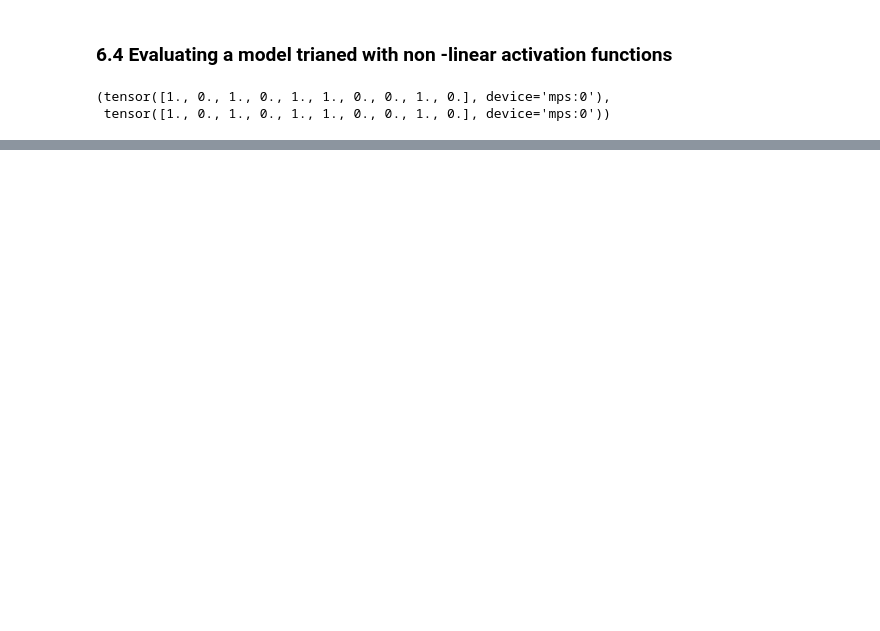
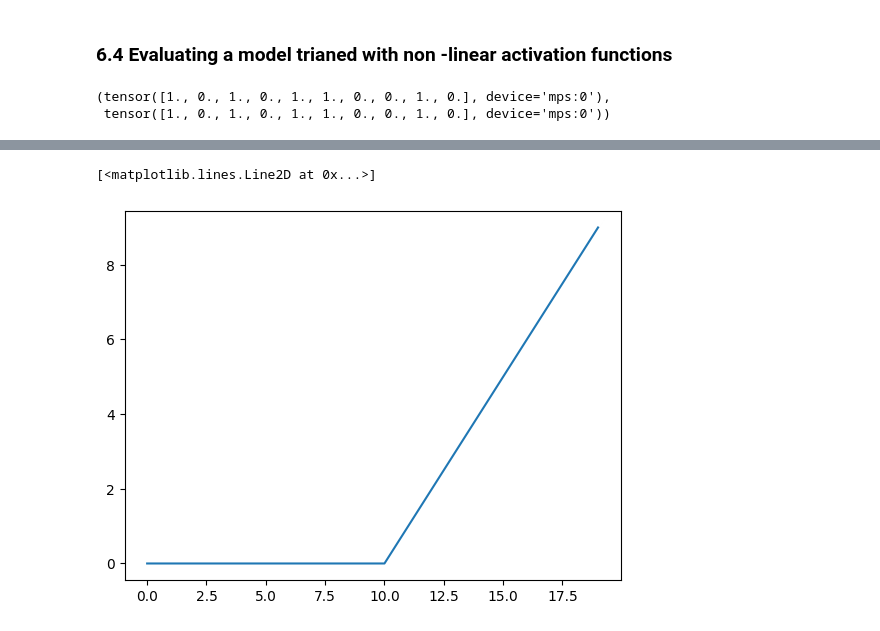
Before and after one commit to Pandagan-85/ztm_pytorch_bootcamp, a Jupyter notebook: 02_PyTorch_Neural_network_Classification.ipynb, the cells around one changed output, grey strips where cells are left out. Cells and saved outputs as stored; diff of their text form; code cells hidden in the pictures; blank space fills up the shorter version.

```diff
--- a/02_PyTorch_Neural_network_Classification.ipynb
+++ b/02_PyTorch_Neural_network_Classification.ipynb
@@ -1020,0 +1061,5 @@ Le reti neurali funzionano con una combinazione di funzioni lineari e non linear
+# %%
+plt.plot(relu(A))
+# %% [output]
+[<matplotlib.lines.Line2D at 0x...>]
+[figure, added]
```
Also changed, not shown: parts of 81 cells of this notebook, 2 other files.
